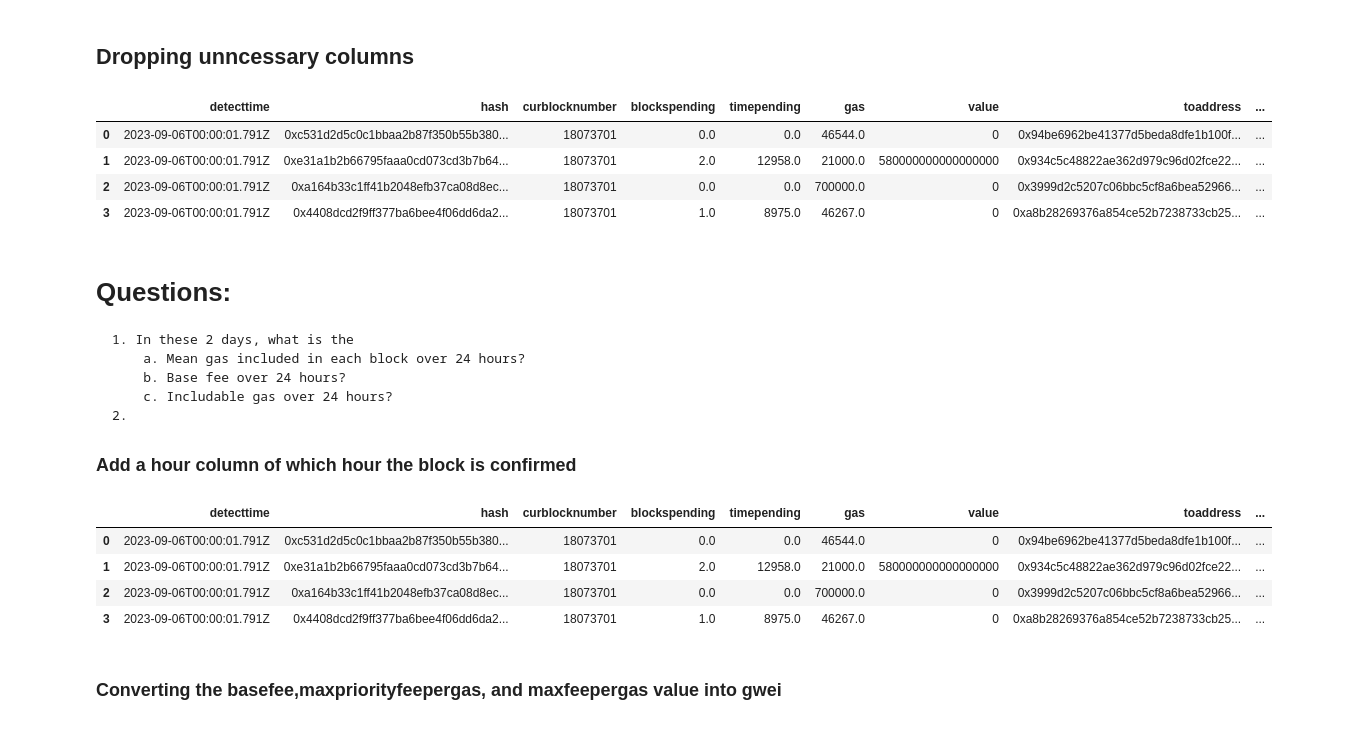
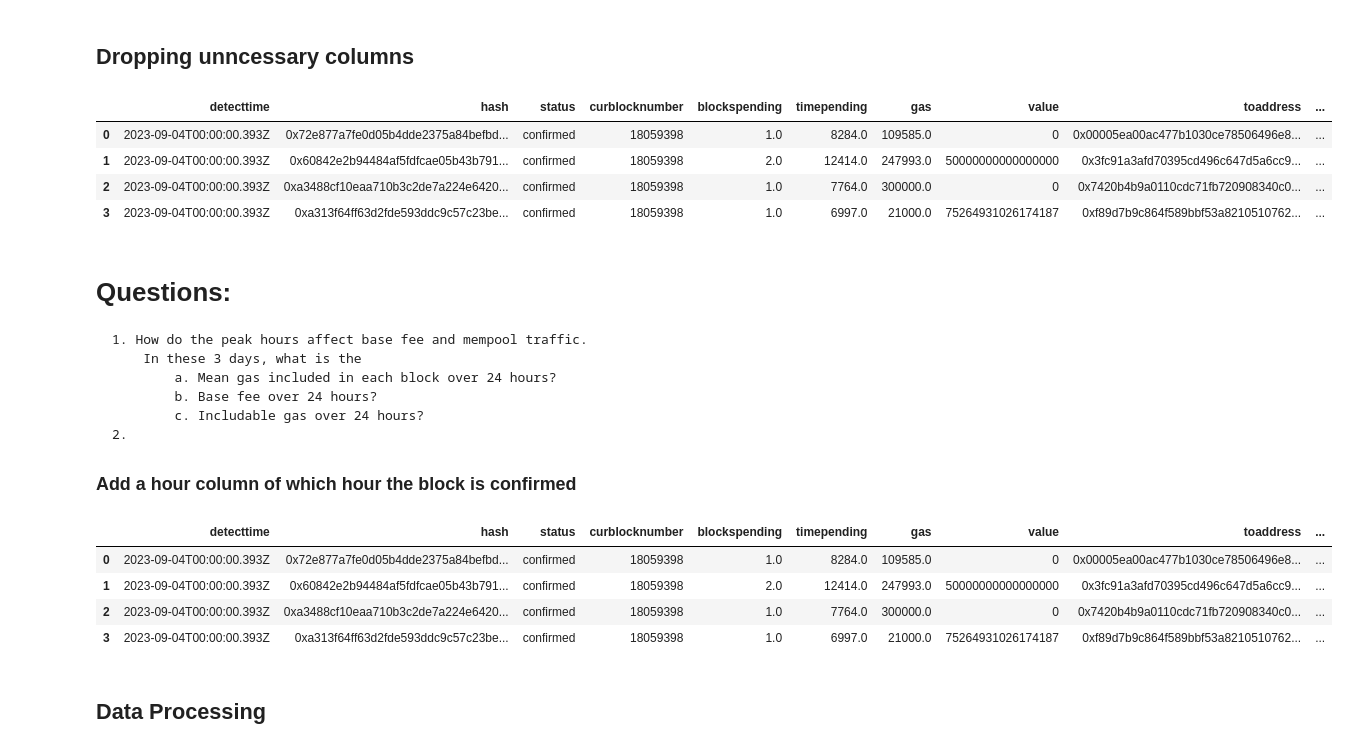
Before and after one commit to PhuongHuynh9987/CAMCOS-project, a Jupyter notebook: Code/Data-analysis.ipynb, the cells around one changed output. Saved outputs shown, nothing was run; the diff lists cells and outputs as text; code cells hidden in the pictures.

```diff
--- a/Code/Data-analysis.ipynb
+++ b/Code/Data-analysis.ipynb
@@ -3,12 +3,14 @@ import pandas as pd
 from pathlib import Path
 import matplotlib.pyplot as plt
 import numpy as np
+import seaborn as sns
 import pickle
+import zipfile
 
 
-
-df = pd.read_csv('/Users/huynhphuong/Desktop/CAMCOS-after-semester/Data/confirmed-txn.csv')
-table = df.copy()
-table.head(5)
+file = '/Users/huynhphuong/Desktop/CAMCOS-after-semester/Data/confirmed-failed-txn.csv.zip'
+file = zipfile.ZipFile(file)
+table = pd.read_csv(file.open('confirmed-failed-txn.csv'))
+table
 # %% [output]
 |  | Unnamed: 0 | detecttime | hash | status | region | reorg | replace | curblocknumber | failurereason | ... |
@@ -30,33 +39,35 @@ Index(['Unnamed: 0', 'detecttime', 'hash', 'status', 'region', 'reorg',
 # %% [markdown]
 ## Dropping unncessary columns
 # %%
-table = table.drop(columns = ["Unnamed: 0","status","region",
-                              "reorg","replace","failurereason",
-                              "nonce","gasprice","type","dropreason","rejectionreason"])
+if "Unnamed: 0" in table.columns:
+    table = table.drop(columns = ["Unnamed: 0"])
+table = table.drop(columns = ["region","reorg","replace","failurereason",
+                              "nonce","type","dropreason","rejectionreason"])
+
 table.head(4)
 # %% [output]
-|  | detecttime | hash | curblocknumber | blockspending | timepending | gas | value | toaddress | ... |
-| 0 | 2023-09-06T00:00:01.791Z | 0xc531d2d5c0c1bbaa2b87f350b55b380... | 18073701 | 0.0 | 0.0 | 46544.0 | 0 | 0x94be6962be41377d5beda8dfe1b100f... | ... |
-| 1 | 2023-09-06T00:00:01.791Z | 0xe31a1b2b66795faaa0cd073cd3b7b64... | 18073701 | 2.0 | 12958.0 | 21000.0 | 580000000000000000 | 0x934c5c48822ae362d979c96d02fce22... | ... |
-| 2 | 2023-09-06T00:00:01.791Z | 0xa164b33c1ff41b2048efb37ca08d8ec... | 18073701 | 0.0 | 0.0 | 700000.0 | 0 | 0x3999d2c5207c06bbc5cf8a6bea52966... | ... |
-| 3 | 2023-09-06T00:00:01.791Z | 0x4408dcd2f9ff377ba6bee4f06dd6da2... | 18073701 | 1.0 | 8975.0 | 46267.0 | 0 | 0xa8b28269376a854ce52b7238733cb25... | ... |
+|  | detecttime | hash | status | curblocknumber | blockspending | timepending | gas | value | toaddress | ... |
+| 0 | 2023-09-04T00:00:00.393Z | 0x72e877a7fe0d05b4dde2375a84befbd... | confirmed | 18059398 | 1.0 | 8284.0 | 109585.0 | 0 | 0x00005ea00ac477b1030ce78506496e8... | ... |
+| 1 | 2023-09-04T00:00:00.393Z | 0x60842e2b94484af5fdfcae05b43b791... | confirmed | 18059398 | 2.0 | 12414.0 | 247993.0 | 50000000000000000 | 0x3fc91a3afd70395cd496c647d5a6cc9... | ... |
+| 2 | 2023-09-04T00:00:00.393Z | 0xa3488cf10eaa710b3c2de7a224e6420... | confirmed | 18059398 | 1.0 | 7764.0 | 300000.0 | 0 | 0x7420b4b9a0110cdc71fb720908340c0... | ... |
+| 3 | 2023-09-04T00:00:00.393Z | 0xa313f64ff63d2fde593ddc9c57c23be... | confirmed | 18059398 | 1.0 | 6997.0 | 21000.0 | 75264931026174187 | 0xf89d7b9c864f589bbf53a8210510762... | ... |
 # %% [markdown]
 # Questions:
-    1. In these 2 days, what is the
-        a. Mean gas included in each block over 24 hours?
-        b. Base fee over 24 hours?
-        c. Includable gas over 24 hours?
+    1. How do the peak hours affect base fee and mempool traffic.
+        In these 3 days, what is the
+            a. Mean gas included in each block over 24 hours?
+            b. Base fee over 24 hours?
+            c. Includable gas over 24 hours?
     2.
+
 ### Add a hour column of which hour the block is confirmed
 # %%
 hour = [i[11:13] for i in table.detecttime]
 table['hour'] = hour
 table.head(4)
 # %% [output]
-|  | detecttime | hash | curblocknumber | blockspending | timepending | gas | value | toaddress | ... |
-| 0 | 2023-09-06T00:00:01.791Z | 0xc531d2d5c0c1bbaa2b87f350b55b380... | 18073701 | 0.0 | 0.0 | 46544.0 | 0 | 0x94be6962be41377d5beda8dfe1b100f... | ... |
-| 1 | 2023-09-06T00:00:01.791Z | 0xe31a1b2b66795faaa0cd073cd3b7b64... | 18073701 | 2.0 | 12958.0 | 21000.0 | 580000000000000000 | 0x934c5c48822ae362d979c96d02fce22... | ... |
-| 2 | 2023-09-06T00:00:01.791Z | 0xa164b33c1ff41b2048efb37ca08d8ec... | 18073701 | 0.0 | 0.0 | 700000.0 | 0 | 0x3999d2c5207c06bbc5cf8a6bea52966... | ... |
-| 3 | 2023-09-06T00:00:01.791Z | 0x4408dcd2f9ff377ba6bee4f06dd6da2... | 18073701 | 1.0 | 8975.0 | 46267.0 | 0 | 0xa8b28269376a854ce52b7238733cb25... | ... |
+|  | detecttime | hash | status | curblocknumber | blockspending | timepending | gas | value | toaddress | ... |
+| 0 | 2023-09-04T00:00:00.393Z | 0x72e877a7fe0d05b4dde2375a84befbd... | confirmed | 18059398 | 1.0 | 8284.0 | 109585.0 | 0 | 0x00005ea00ac477b1030ce78506496e8... | ... |
+| 1 | 2023-09-04T00:00:00.393Z | 0x60842e2b94484af5fdfcae05b43b791... | confirmed | 18059398 | 2.0 | 12414.0 | 247993.0 | 50000000000000000 | 0x3fc91a3afd70395cd496c647d5a6cc9... | ... |
+| 2 | 2023-09-04T00:00:00.393Z | 0xa3488cf10eaa710b3c2de7a224e6420... | confirmed | 18059398 | 1.0 | 7764.0 | 300000.0 | 0 | 0x7420b4b9a0110cdc71fb720908340c0... | ... |
+| 3 | 2023-09-04T00:00:00.393Z | 0xa313f64ff63d2fde593ddc9c57c23be... | confirmed | 18059398 | 1.0 | 6997.0 | 21000.0 | 75264931026174187 | 0xf89d7b9c864f589bbf53a8210510762... | ... |
-# %% [markdown]
-### Converting the basefee,maxpriorityfeepergas, and maxfeepergas value into gwei
@@ -69 +74,3 @@ curblocknumber = table.curblocknumber.values
+# %% [markdown]
+## Data Processing
 # %%
```
Also changed, not shown: parts of 22 cells of this notebook.
